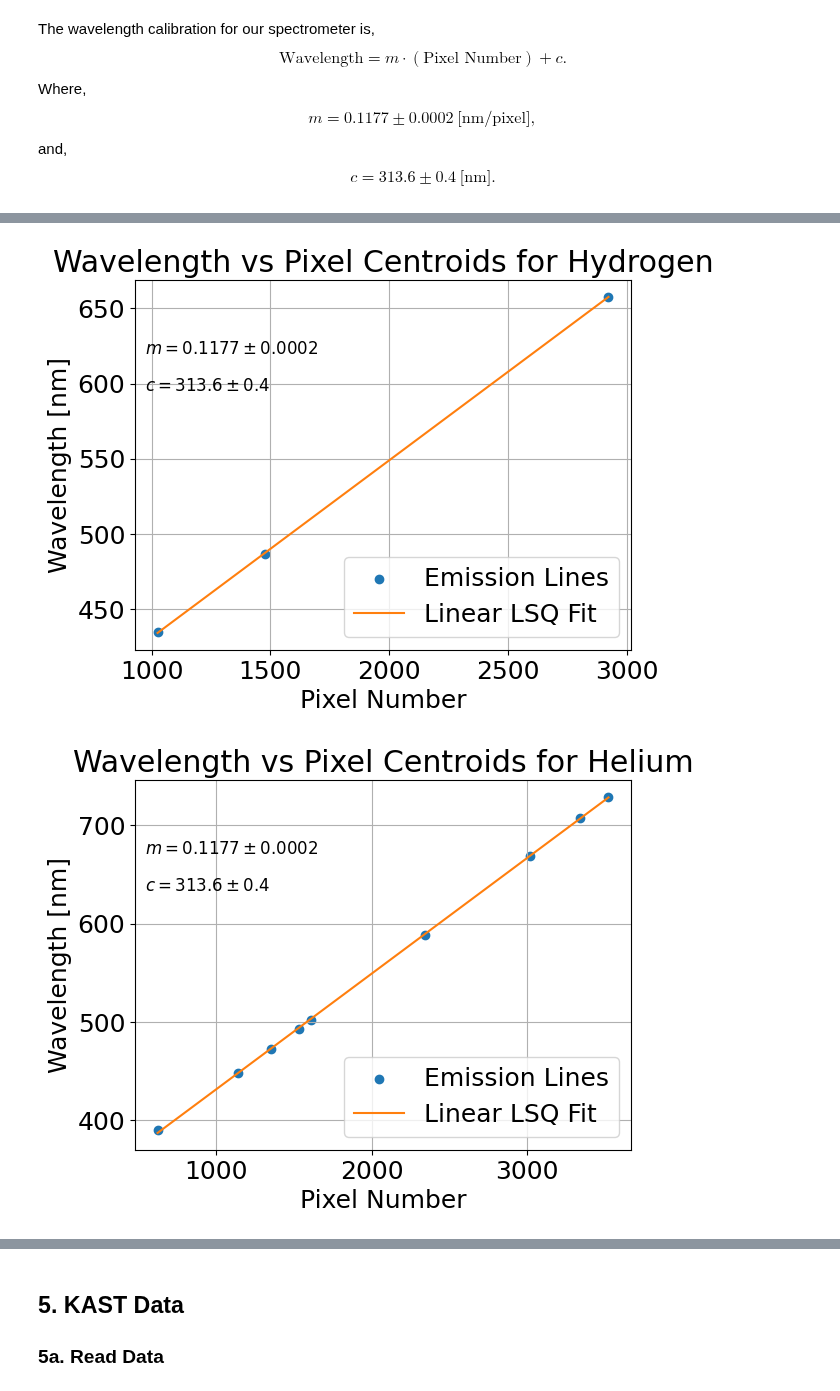
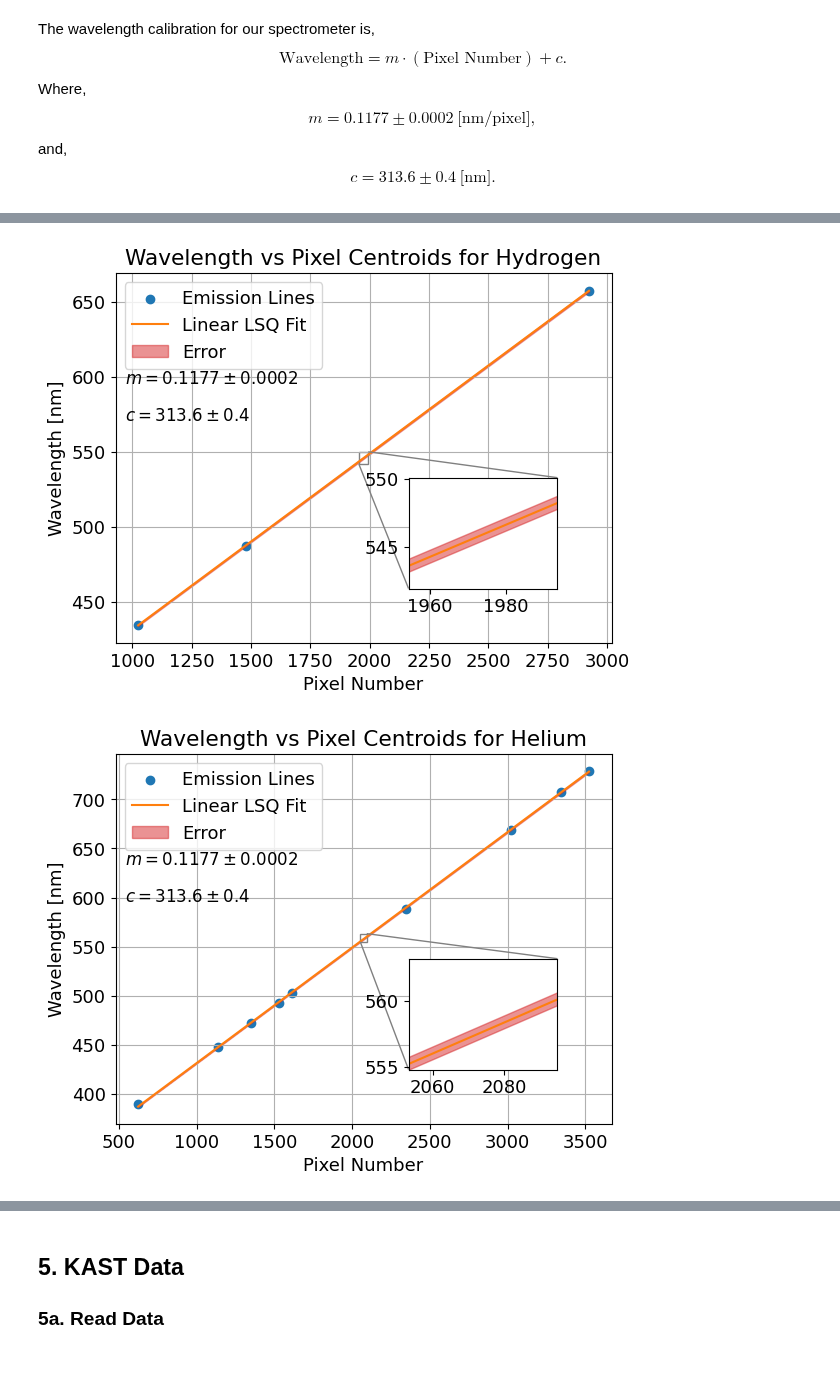
Before and after one commit to parkergeorge30/ASTRO150, a Jupyter notebook: Lab2.ipynb, the cells around one changed output, grey strips where cells are left out. Drawn from its saved outputs; the diff is of its cells as text; code cells hidden in the pictures; blank space fills up the shorter version.

```diff
--- a/Lab2.ipynb
+++ b/Lab2.ipynb
@@ -5,12 +5,12 @@ import utils as ut
 import numpy as np
 import matplotlib.pyplot as plt
 import glob
-import math
 import pandas as pd
 from importlib import reload
 import astropy.io.fits as fits
+from mpl_toolkits.axes_grid1.inset_locator import inset_axes, mark_inset
 
-plt.rcParams.update({'font.size': 18})
+plt.rcParams.update({'font.size': 13})
 
 %matplotlib inline
 pm = "\u00B1"  # plus-minus symbol for use in uncertainties
@@ -74,15 +74,20 @@ $$
 \left<x\right> = \frac{\sum x_i I_i}{\sum I_i}
 $$
 # %%
+# exclude lamp dataset
 n = all_data.shape[0] - 1
 all_pixel_nums = ut.zeros(n, dtype=np.float32)
 all_centroids = ut.zeros(n, dtype=np.float32)
+all_centroid_variances = ut.zeros(n, dtype=np.float32)
 
+# excluding lamp dataset
 for i, data in enumerate(all_data[:-1]):
-    all_pixel_nums[i], all_centroids[i] = ut.get_centroids(data[:,0], data[:,1], return_indices=True)
+    (all_pixel_nums[i], all_centroids[i], all_centroid_variances[i]) = ut.get_centroids(data[:, 0], data[:, 1])
 
+# sanity check with hydrogen, should be 3 centroid wavelengths at 435, 487 and 657 nm
 print(all_pixel_nums[0])
 print(all_centroids[0])
+print(all_centroid_variances[0])
 # %% [output]
 [1025 1479 2923]
 [434.78128 486.98587 657.2641 ]
@@ -216,18 +232,49 @@ $$
 # %%
 for idx in range(len(all_pixel_nums)):
     x = all_pixel_nums[idx]
     y = all_centroids[idx]
-    plt.scatter(x, y, label='Emission Lines')
-    plt.plot(x, slope*x + intercept, c='tab:orange', label='Linear LSQ Fit')
-    plt.xlabel("Pixel Number")
-    plt.ylabel("Wavelength [nm]")
-    plt.title(f"Wavelength vs Pixel Centroids for {files[idx][name_slice]}")
-    ax = plt.gca()
-    plt.text(0.02, 0.8, r"$m=0.1177\pm0.0002$", fontsize=12, transform=ax.transAxes)
-    plt.text(0.02, 0.7, r"$c=313.6\pm0.4$", fontsize=12, transform=ax.transAxes)
-    plt.legend()
-    plt.grid()
+    y_regressed = slope*x + intercept
+    yerr = (slope_error**2 * x**2 + intercept_error**2)**.5
+
+    fig, ax = plt.subplots()
+    ax.scatter(x, y, label='Emission Lines')
+    ax.plot(x, y_regressed, c='tab:orange', label='Linear LSQ Fit')
+    ax.fill_between(x, y_regressed - yerr, y_regressed + yerr, color='tab:red', alpha=0.5, label='Error')
+    ax.set_xlabel("Pixel Number")
+    ax.set_ylabel("Wavelength [nm]")
+    ax.set_title(f"Wavelength vs Pixel Centroids for {files[idx][name_slice]}")
+    ax.text(0.02, 0.7, r"$m=0.1177\pm0.0002$", fontsize=12, transform=ax.transAxes)
+    ax.text(0.02, 0.6, r"$c=313.6\pm0.4$", fontsize=12, transform=ax.transAxes)
+    ax.legend()
+    ax.grid()
+
+    # create zoomed in area by insetting an axis
+    axins = inset_axes(ax, width="30%", height="30%", loc='lower right', borderpad=3)
+
+    # plot same line in inset area
+    axins.plot(x, y_regressed, c='tab:orange')
+    axins.fill_between(x, y_regressed - yerr, y_regressed + yerr, color='tab:red', alpha=0.5)
+
+    # define the zoom region.
+    # For example, zoom in on the mid-region within a certain percentage of main frame
+    midx = (x.max() + x.min())//2
+    width_percent = 0.01
+    x_start = midx * (1 - width_percent)
+    x_end = midx * (1 + width_percent)
+
+    midy = (y.max() + y.min())//2
+    height_percent = .75 * width_percent    # based on default aspect ratio of 6.4:4.8
+    y_start = midy * (1 - height_percent)
+    y_end = midy * (1 + height_percent)
+
+    axins.set_xlim(x_start, x_end)
+    axins.set_ylim(y_start, y_end)
+
+    # connecting lines for visualization
+    mark_inset(ax, axins, loc1=1, loc2=3, fc="none", ec="0.5")
+
+
     plt.show()
 # %% [output]
-[figure, old version]
+[figure, new version]
-[figure, old version]
+[figure, new version]
```
Also changed, not shown: parts of 31 cells of this notebook, 1 other file.
